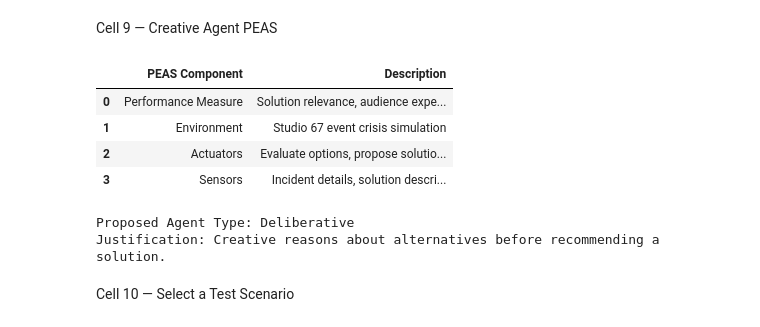
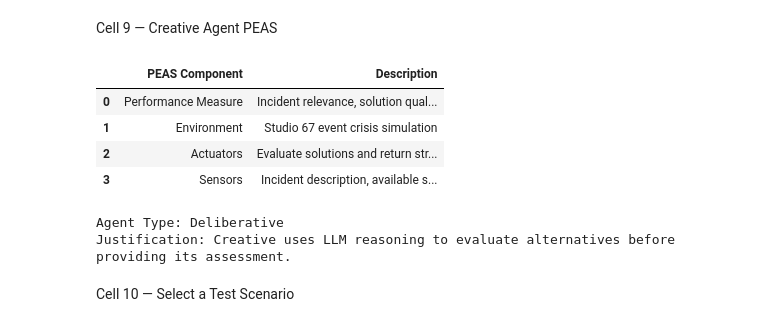
Before and after one commit to RENADBHAI/Agentic-X, a Jupyter notebook: notebooks/01_Environment_Intelligence.ipynb, the cells around one changed output. Drawn from its saved outputs; the diff is of its cells as text; code cells hidden in the pictures.

```diff
--- a/notebooks/01_Environment_Intelligence.ipynb
+++ b/notebooks/01_Environment_Intelligence.ipynb
@@ -211,45 +213,44 @@ display(classification_df)
 # %% [markdown]
 Cell 9 — Creative Agent PEAS
-# %%
-
-creative_peas = {
-    "Performance Measure": (
-        "Solution relevance, audience experience, "
-        "and event quality"
-    ),
-    "Environment": (
-        "Studio 67 event crisis simulation"
-    ),
-    "Actuators": (
-        "Evaluate options, propose solutions, "
-        "send recommendations"
-    ),
-    "Sensors": (
-        "Incident details, solution descriptions, "
-        "quality requirements, agent feedback"
-    )
-}
-
-peas_df = pd.DataFrame(
-    creative_peas.items(),
-    columns=["PEAS Component", "Description"]
-)
-
-display(peas_df)
-
-print("Proposed Agent Type: Deliberative")
-print(
-    "Justification: Creative reasons about alternatives "
-    "before recommending a solution."
-)
-# %% [output]
-|  | PEAS Component | Description |
-| 0 | Performance Measure | Solution relevance, audience expe... |
-| 1 | Environment | Studio 67 event crisis simulation |
-| 2 | Actuators | Evaluate options, propose solutio... |
-| 3 | Sensors | Incident details, solution descri... |
-Proposed Agent Type: Deliberative
-Justification: Creative reasons about alternatives before recommending a solution.
+# %%
+creative_peas = {
+    "Performance Measure": (
+        "Incident relevance, solution quality, "
+        "and audience experience"
+    ),
+    "Environment": (
+        "Studio 67 event crisis simulation"
+    ),
+    "Actuators": (
+        "Evaluate solutions and return structured "
+        "approval, score, and reasoning"
+    ),
+    "Sensors": (
+        "Incident description, available solutions, "
+        "and quality requirements"
+    )
+}
+
+peas_df = pd.DataFrame(
+    creative_peas.items(),
+    columns=["PEAS Component", "Description"]
+)
+
+display(peas_df)
+
+print("Agent Type: Deliberative")
+print(
+    "Justification: Creative uses LLM reasoning to "
+    "evaluate alternatives before providing its assessment."
+)
+# %% [output]
+|  | PEAS Component | Description |
+| 0 | Performance Measure | Incident relevance, solution qual... |
+| 1 | Environment | Studio 67 event crisis simulation |
+| 2 | Actuators | Evaluate solutions and return str... |
+| 3 | Sensors | Incident description, available s... |
+Agent Type: Deliberative
+Justification: Creative uses LLM reasoning to evaluate alternatives before providing its assessment.
 # %% [markdown]
 Cell 10 — Select a Test Scenario
 # %%
```
Also changed, not shown: parts of 3 cells of this notebook.
